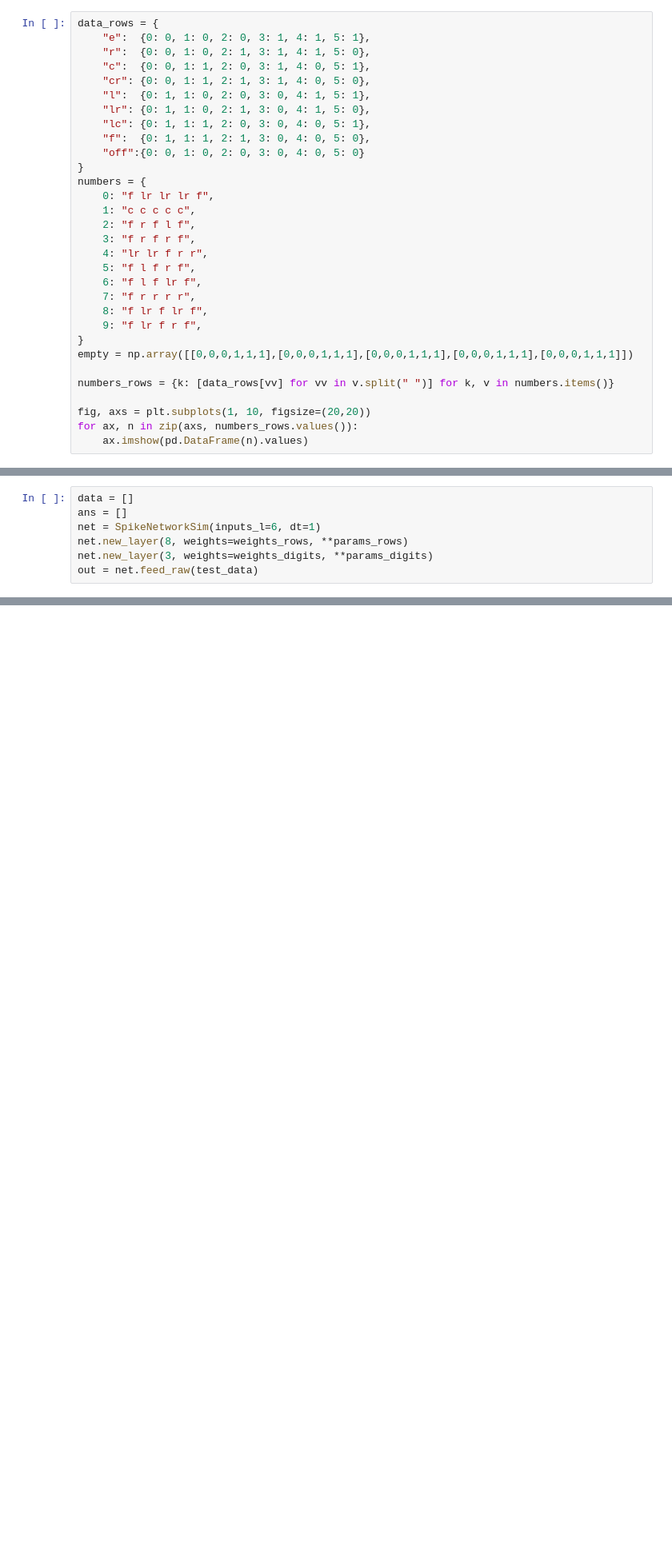
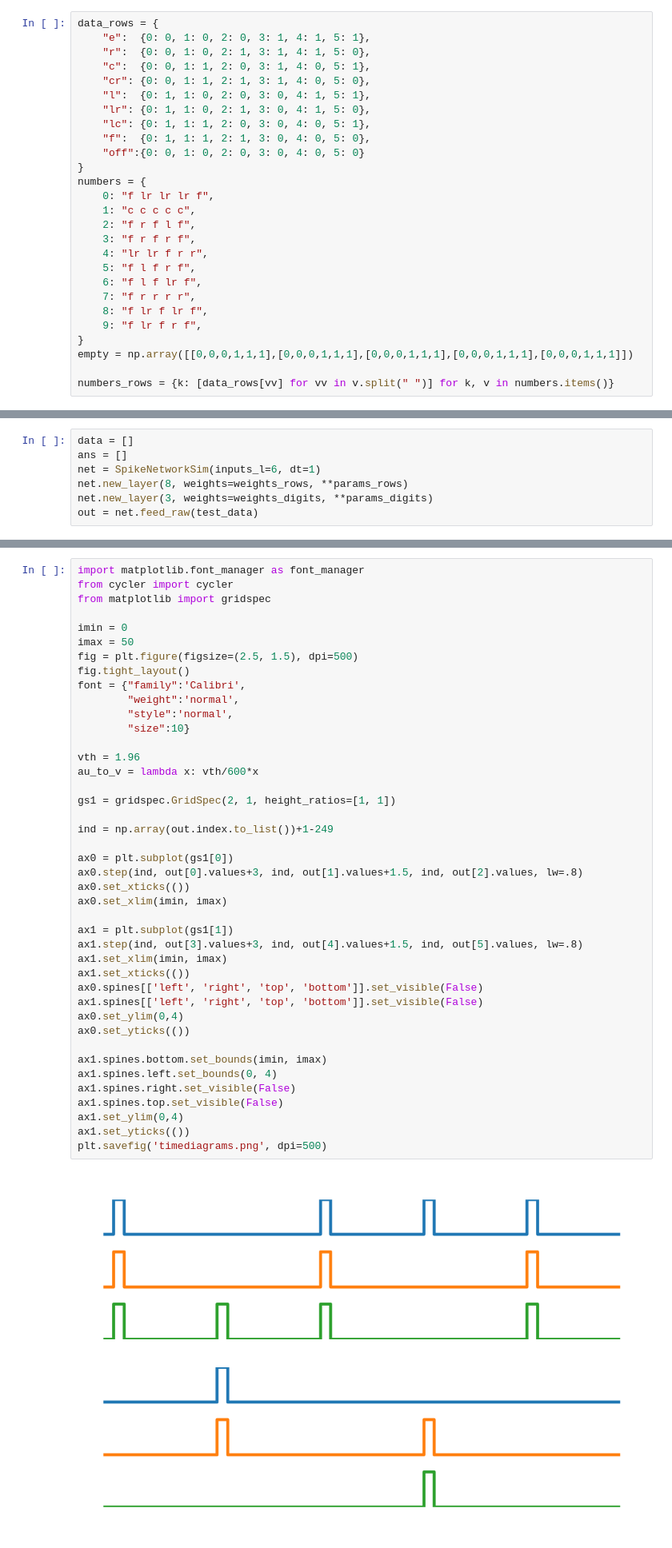
Before and after one commit to IvKormak/spikesim, a Jupyter notebook: old_model.ipynb, the cells around one changed output, grey strips where cells are left out. Shown at 80% size. Drawn from its saved outputs; the diff is of its cells as text; blank space fills up the shorter version.

```diff
--- a/old_model.ipynb
+++ b/old_model.ipynb
@@ -35,7 +35,3 @@ numbers = {
 empty = np.array([[0,0,0,1,1,1],[0,0,0,1,1,1],[0,0,0,1,1,1],[0,0,0,1,1,1],[0,0,0,1,1,1]])
 
 numbers_rows = {k: [data_rows[vv] for vv in v.split(" ")] for k, v in numbers.items()}
-
-fig, axs = plt.subplots(1, 10, figsize=(20,20))
-for ax, n in zip(axs, numbers_rows.values()):
-    ax.imshow(pd.DataFrame(n).values)
@@ -328,0 +240,44 @@ plt.show()
+# %%
+import matplotlib.font_manager as font_manager
+from cycler import cycler
+from matplotlib import gridspec
+
+imin = 0
+imax = 50
+fig = plt.figure(figsize=(2.5, 1.5), dpi=500)
+fig.tight_layout()
+font = {"family":'Calibri',
+        "weight":'normal',
+        "style":'normal',
+        "size":10}
+
+vth = 1.96
+au_to_v = lambda x: vth/600*x
+
+gs1 = gridspec.GridSpec(2, 1, height_ratios=[1, 1])
+
+ind = np.array(out.index.to_list())+1-249
+
+ax0 = plt.subplot(gs1[0])
+ax0.step(ind, out[0].values+3, ind, out[1].values+1.5, ind, out[2].values, lw=.8)
+ax0.set_xticks(())
+ax0.set_xlim(imin, imax)
+
+ax1 = plt.subplot(gs1[1])
+ax1.step(ind, out[3].values+3, ind, out[4].values+1.5, ind, out[5].values, lw=.8)
+ax1.set_xlim(imin, imax)
+ax1.set_xticks(())
+ax0.spines[['left', 'right', 'top', 'bottom']].set_visible(False)
+ax1.spines[['left', 'right', 'top', 'bottom']].set_visible(False)
+ax0.set_ylim(0,4)
+ax0.set_yticks(())
+
+ax1.spines.bottom.set_bounds(imin, imax)
+ax1.spines.left.set_bounds(0, 4)
+ax1.spines.right.set_visible(False)
+ax1.spines.top.set_visible(False)
+ax1.set_ylim(0,4)
+ax1.set_yticks(())
+plt.savefig('timediagrams.png', dpi=500)
+# %% [output]
+[figure, added]
```
Also changed, not shown: parts of 18 cells of this notebook, 5 other files.
